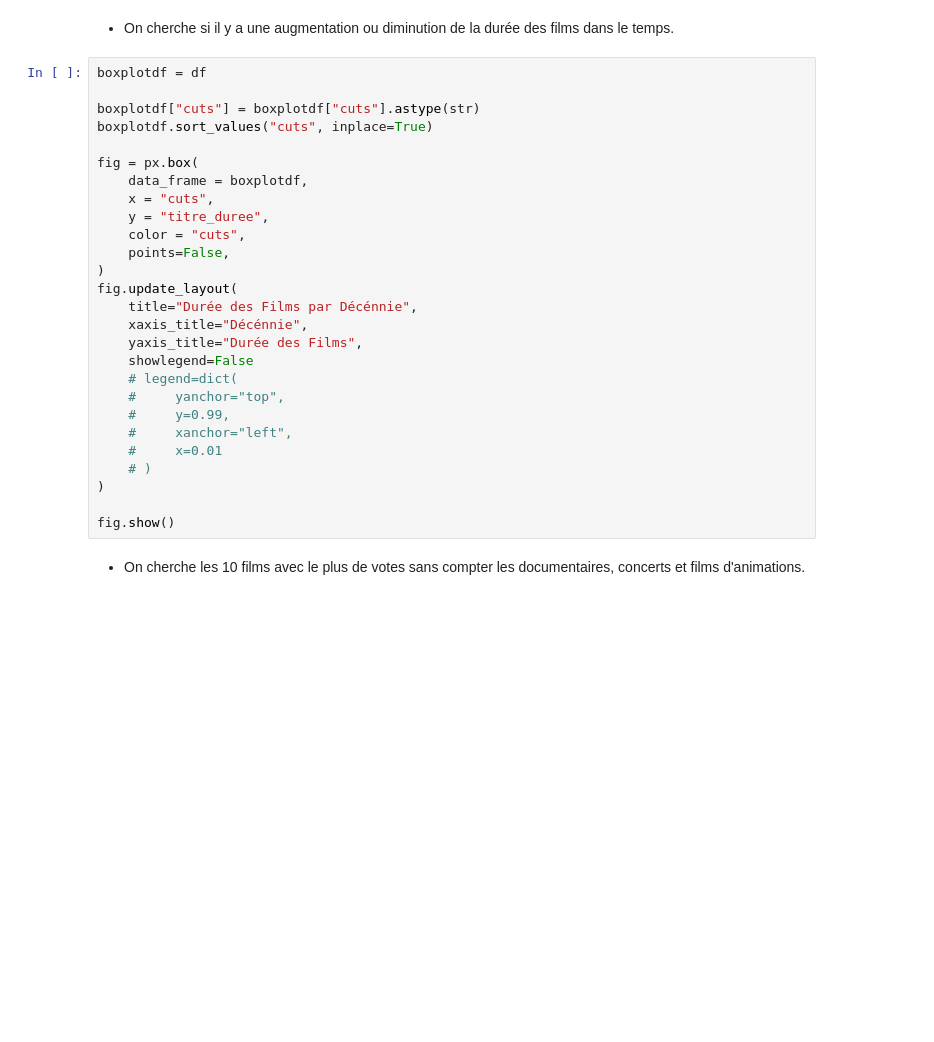
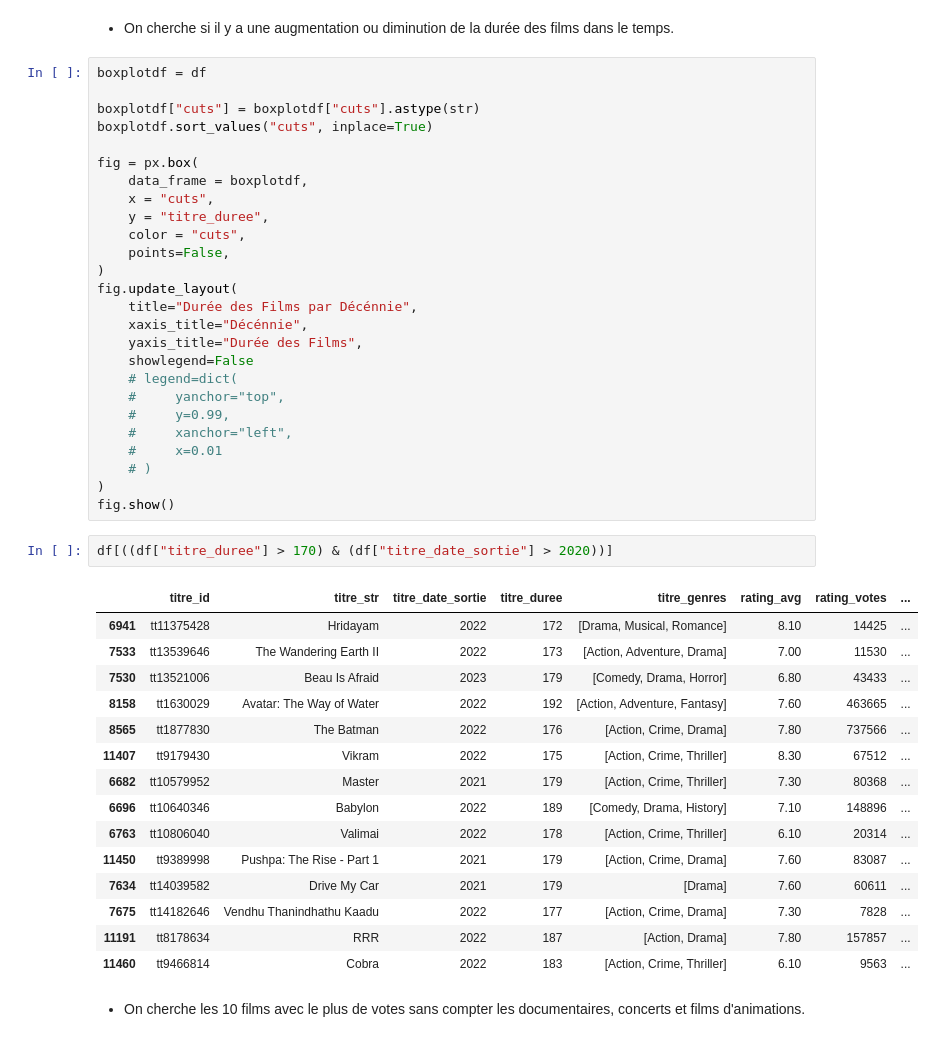
Before and after one commit to Morgan-DCL/project_2, a Jupyter notebook: eda_movies_with_graph.ipynb, the cells around one changed output. Drawn from its saved outputs; the diff is of its cells as text; blank space fills up the shorter version.

```diff
--- a/eda_movies_with_graph.ipynb
+++ b/eda_movies_with_graph.ipynb
@@ -287,8 +215,25 @@ fig.update_layout(
     #     x=0.01
     # )
 )
-
 fig.show()
+# %%
+df[((df["titre_duree"] > 170) & (df["titre_date_sortie"] > 2020))]
+# %% [output]
+|  | titre_id | titre_str | titre_date_sortie | titre_duree | titre_genres | rating_avg | rating_votes | ... |
+| 6941 | tt11375428 | Hridayam | 2022 | 172 | [Drama, Musical, Romance] | 8.10 | 14425 | ... |
+| 7533 | tt13539646 | The Wandering Earth II | 2022 | 173 | [Action, Adventure, Drama] | 7.00 | 11530 | ... |
+| 7530 | tt13521006 | Beau Is Afraid | 2023 | 179 | [Comedy, Drama, Horror] | 6.80 | 43433 | ... |
+| 8158 | tt1630029 | Avatar: The Way of Water | 2022 | 192 | [Action, Adventure, Fantasy] | 7.60 | 463665 | ... |
+| 8565 | tt1877830 | The Batman | 2022 | 176 | [Action, Crime, Drama] | 7.80 | 737566 | ... |
+| 11407 | tt9179430 | Vikram | 2022 | 175 | [Action, Crime, Thriller] | 8.30 | 67512 | ... |
+| 6682 | tt10579952 | Master | 2021 | 179 | [Action, Crime, Thriller] | 7.30 | 80368 | ... |
+| 6696 | tt10640346 | Babylon | 2022 | 189 | [Comedy, Drama, History] | 7.10 | 148896 | ... |
+| 6763 | tt10806040 | Valimai | 2022 | 178 | [Action, Crime, Thriller] | 6.10 | 20314 | ... |
+| 11450 | tt9389998 | Pushpa: The Rise - Part 1 | 2021 | 179 | [Action, Crime, Drama] | 7.60 | 83087 | ... |
+| 7634 | tt14039582 | Drive My Car | 2021 | 179 | [Drama] | 7.60 | 60611 | ... |
+| 7675 | tt14182646 | Vendhu Thanindhathu Kaadu | 2022 | 177 | [Action, Crime, Drama] | 7.30 | 7828 | ... |
+| 11191 | tt8178634 | RRR | 2022 | 187 | [Action, Drama] | 7.80 | 157857 | ... |
+| 11460 | tt9466814 | Cobra | 2022 | 183 | [Action, Crime, Thriller] | 6.10 | 9563 | ... |
 # %% [markdown]
 - On cherche les 10 films avec le plus de votes sans compter les documentaires, concerts et films d'animations.
 # %%
```
Also changed, not shown: parts of 18 cells of this notebook, 3 other files.
